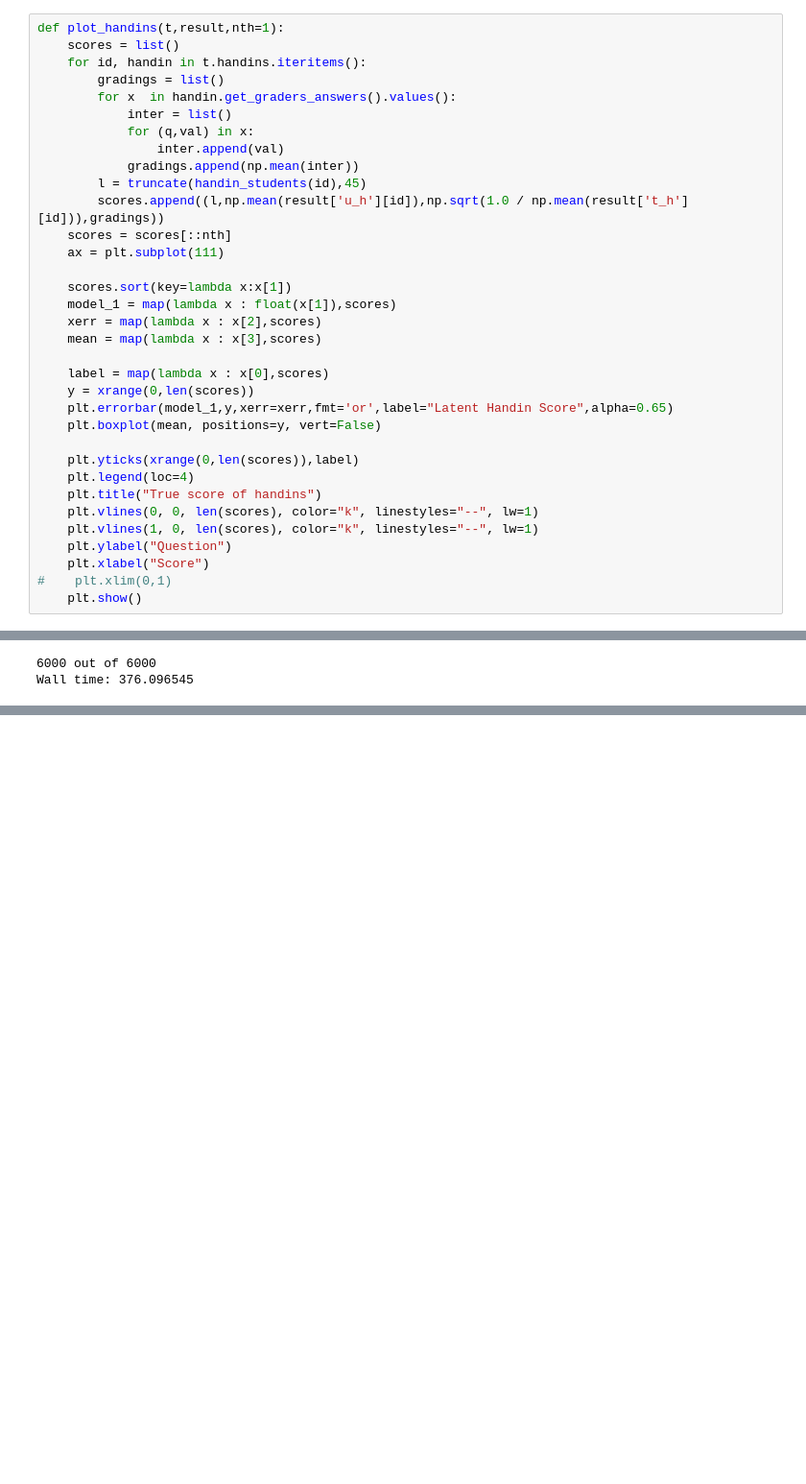
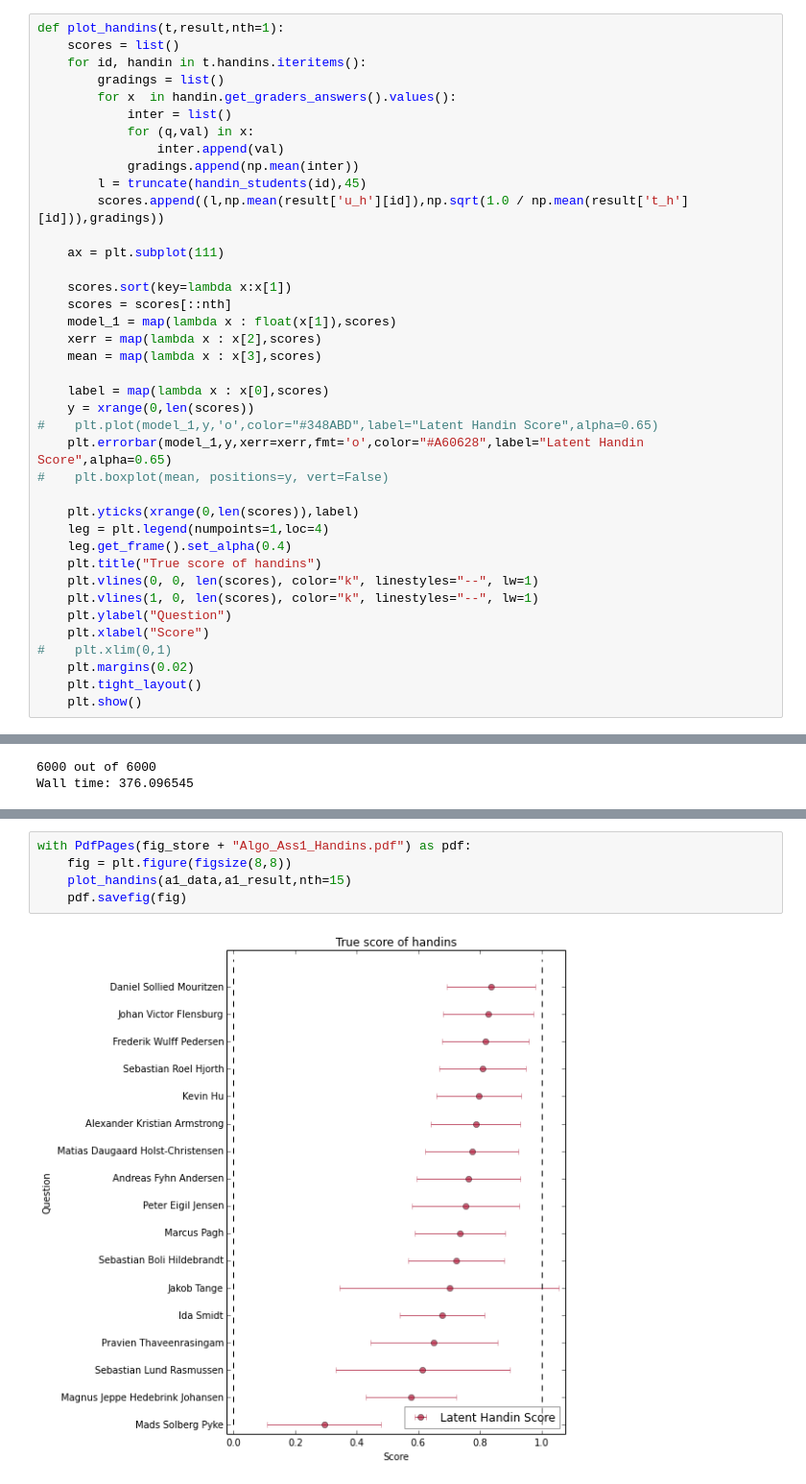
Before and after one commit to TomMalow/pymcmodels, a Jupyter notebook: Algorithms and Data Structures analysis.ipynb, the cells around one changed output, grey strips where cells are left out. Shown at 96% size. Cells and saved outputs as stored; diff of their text form; blank space fills up the shorter version.

```diff
--- a/Algorithms and Data Structures analysis.ipynb
+++ b/Algorithms and Data Structures analysis.ipynb
@@ -426,25 +425,30 @@ def plot_handins(t,result,nth=1):
             gradings.append(np.mean(inter))
         l = truncate(handin_students(id),45)
         scores.append((l,np.mean(result['u_h'][id]),np.sqrt(1.0 / np.mean(result['t_h'][id])),gradings))
-    scores = scores[::nth]
+
     ax = plt.subplot(111)
 
     scores.sort(key=lambda x:x[1])
+    scores = scores[::nth]
     model_1 = map(lambda x : float(x[1]),scores)
     xerr = map(lambda x : x[2],scores)
     mean = map(lambda x : x[3],scores)
 
     label = map(lambda x : x[0],scores)
     y = xrange(0,len(scores))
-    plt.errorbar(model_1,y,xerr=xerr,fmt='or',label="Latent Handin Score",alpha=0.65)
-    plt.boxplot(mean, positions=y, vert=False)
+#    plt.plot(model_1,y,'o',color="#348ABD",label="Latent Handin Score",alpha=0.65)
+    plt.errorbar(model_1,y,xerr=xerr,fmt='o',color="#A60628",label="Latent Handin Score",alpha=0.65)
+#    plt.boxplot(mean, positions=y, vert=False)
 
     plt.yticks(xrange(0,len(scores)),label)
-    plt.legend(loc=4)
+    leg = plt.legend(numpoints=1,loc=4)
+    leg.get_frame().set_alpha(0.4)
     plt.title("True score of handins")
     plt.vlines(0, 0, len(scores), color="k", linestyles="--", lw=1)
     plt.vlines(1, 0, len(scores), color="k", linestyles="--", lw=1)
     plt.ylabel("Question")
     plt.xlabel("Score")
 #    plt.xlim(0,1)
+    plt.margins(0.02)
+    plt.tight_layout()
     plt.show()
@@ -471,0 +530,7 @@ plot_handins(a1_data,a1_result,nth=6)
+# %%
+with PdfPages(fig_store + "Algo_Ass1_Handins.pdf") as pdf:
+    fig = plt.figure(figsize(8,8))
+    plot_handins(a1_data,a1_result,nth=15)
+    pdf.savefig(fig)
+# %% [output]
+[figure, added]
```
Also changed, not shown: parts of 27 cells of this notebook, 4 other files.
